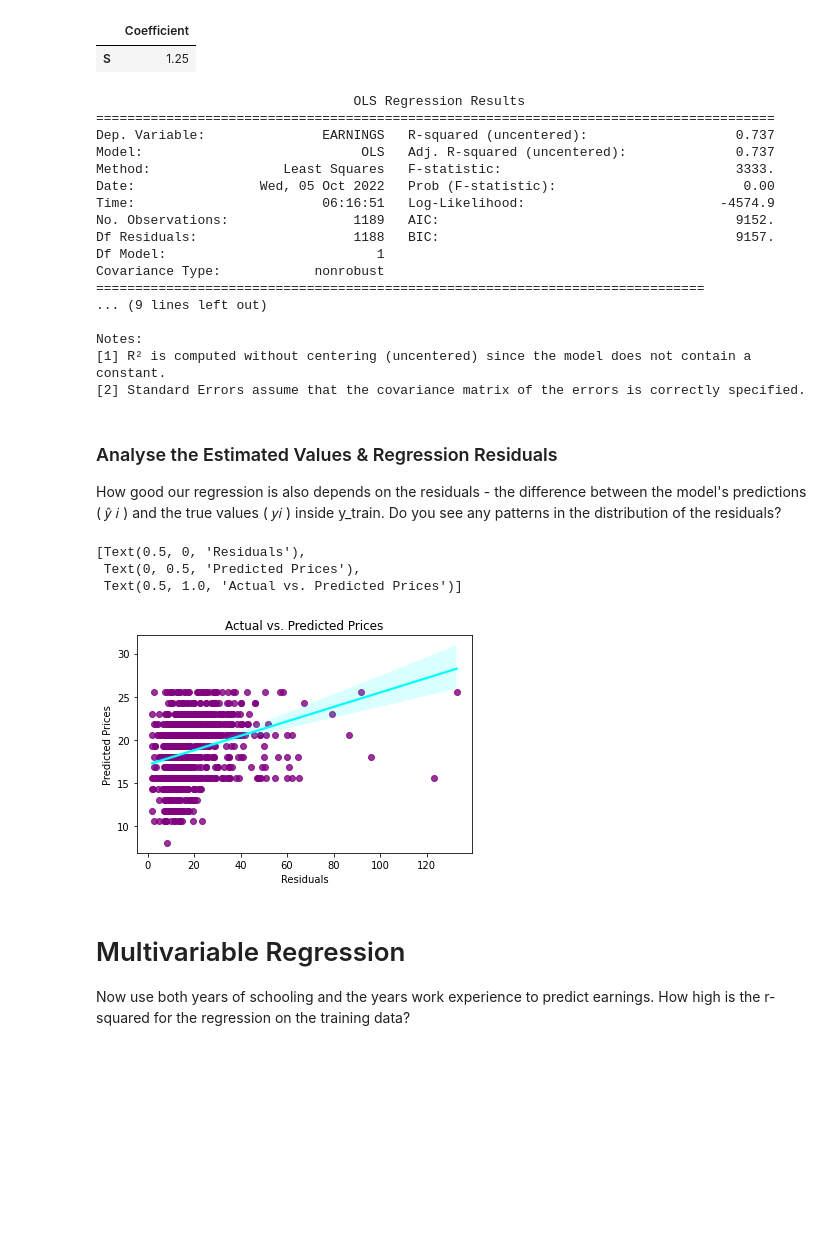
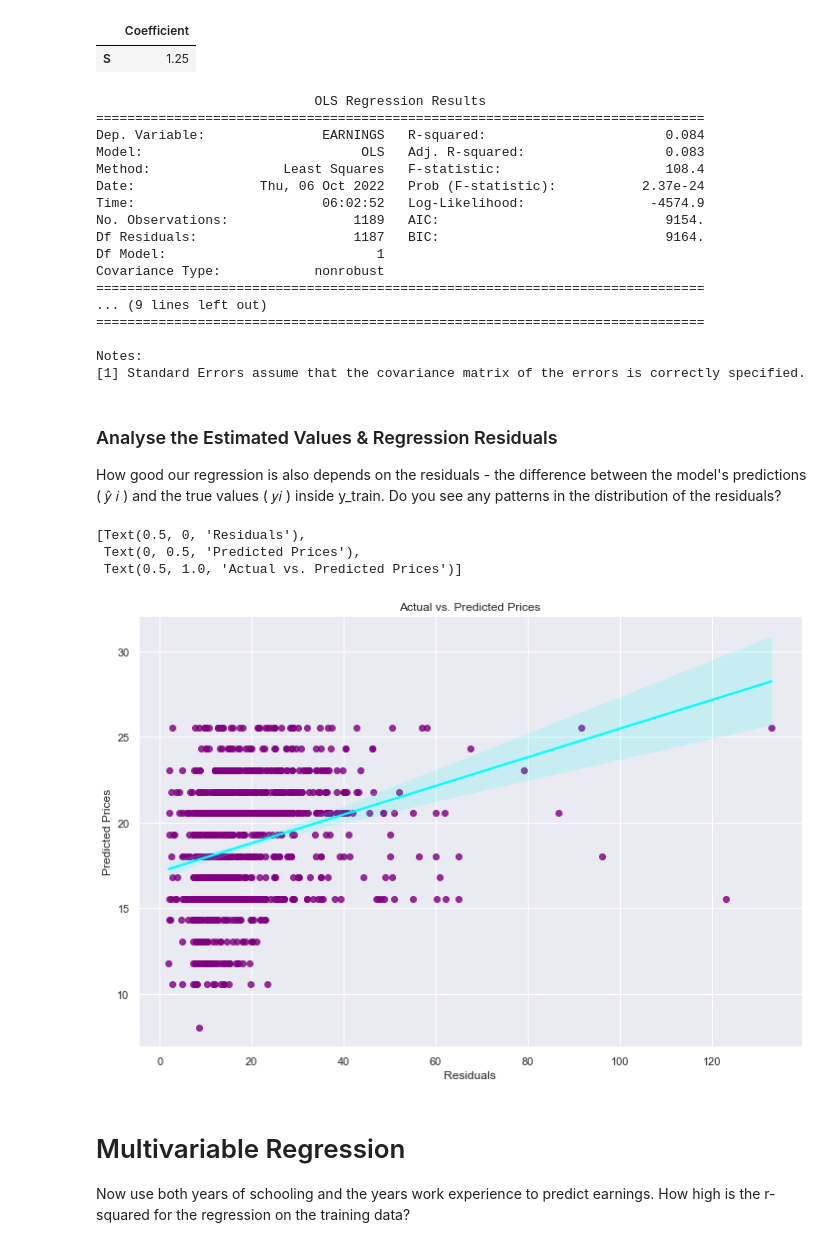
Before and after one commit to tomweinandy/100DaysOfCode, a Jupyter notebook: Projects/Day100/Determinants_of_Earnings.ipynb, the cells around one changed output. Cells and saved outputs as stored; diff of their text form; code cells hidden in the pictures; blank space fills up the shorter version.

Commit message:
Rerun regression w 2 vars and investigate residuals

```diff
--- a/Projects/Day100/Determinants_of_Earnings.ipynb
+++ b/Projects/Day100/Determinants_of_Earnings.ipynb
@@ -215,31 +214,31 @@ I can't interpret the coefficients without knowing their statistical significanc
 # Now let's try it all over again with some real results
 import statsmodels.api as sm
 
-# X_train = sm.add_constant(X_train)
-est = sm.OLS(y_train, X_train[['S']])
+X_train = sm.add_constant(X_train)
+est = sm.OLS(y_train, X_train[['const','S']])
 est2 = est.fit()
 print(est2.summary())
 
-# The coefficient is stat. sig. at the 0.000 level and economicly meaningful. It states that one additional year of schooling is associated with an
-# $1.29 increase in hourly wage.
+# The coefficient is stat. sig. at the 0.000 level and economicly meaningful. It states that one additional year of schooling is associated with n
+# $1.25 increase in hourly wage.
 # %% [output]
-                                 OLS Regression Results
-=======================================================================================
-Dep. Variable:               EARNINGS   R-squared (uncentered):                   0.737
-Model:                            OLS   Adj. R-squared (uncentered):              0.737
-Method:                 Least Squares   F-statistic:                              3333.
-Date:                Wed, 05 Oct 2022   Prob (F-statistic):                        0.00
-Time:                        06:16:51   Log-Likelihood:                         -4574.9
-No. Observations:                1189   AIC:                                      9152.
-Df Residuals:                    1188   BIC:                                      9157.
+                            OLS Regression Results
+==============================================================================
+Dep. Variable:               EARNINGS   R-squared:                       0.084
+Model:                            OLS   Adj. R-squared:                  0.083
+Method:                 Least Squares   F-statistic:                     108.4
+Date:                Thu, 06 Oct 2022   Prob (F-statistic):           2.37e-24
+Time:                        06:02:52   Log-Likelihood:                -4574.9
+No. Observations:                1189   AIC:                             9154.
+Df Residuals:                    1187   BIC:                             9164.
 Df Model:                           1
 Covariance Type:            nonrobust
 ==============================================================================
 ... (9 lines left out)
+==============================================================================
 
 Notes:
-[1] R² is computed without centering (uncentered) since the model does not contain a constant.
-[2] Standard Errors assume that the covariance matrix of the errors is correctly specified.
+[1] Standard Errors assume that the covariance matrix of the errors is correctly specified.
 # %% [markdown]
 ### Analyse the Estimated Values & Regression Residuals
 
@@ -248,16 +247,17 @@ How good our regression is also depends on the residuals - the difference betwee
 predicted_values = reg.predict(X_train[['S']])
 residuals = (y_train - predicted_values)
 # %%
+sns.set(rc={'figure.figsize':(12,8)})
 ax = sns.regplot(x=y_train,
                  y=predicted_values,
                  scatter_kws={'color':'purple'},
                  line_kws={'color':'cyan'})
 
 ax.set(xlabel='Residuals',
        ylabel='Predicted Prices',
        title='Actual vs. Predicted Prices')
 # %% [output]
 [Text(0.5, 0, 'Residuals'),
  Text(0, 0.5, 'Predicted Prices'),
  Text(0.5, 1.0, 'Actual vs. Predicted Prices')]
-[figure, old version]
+[figure, new version]
```
Also changed, not shown: parts of 9 cells of this notebook.
